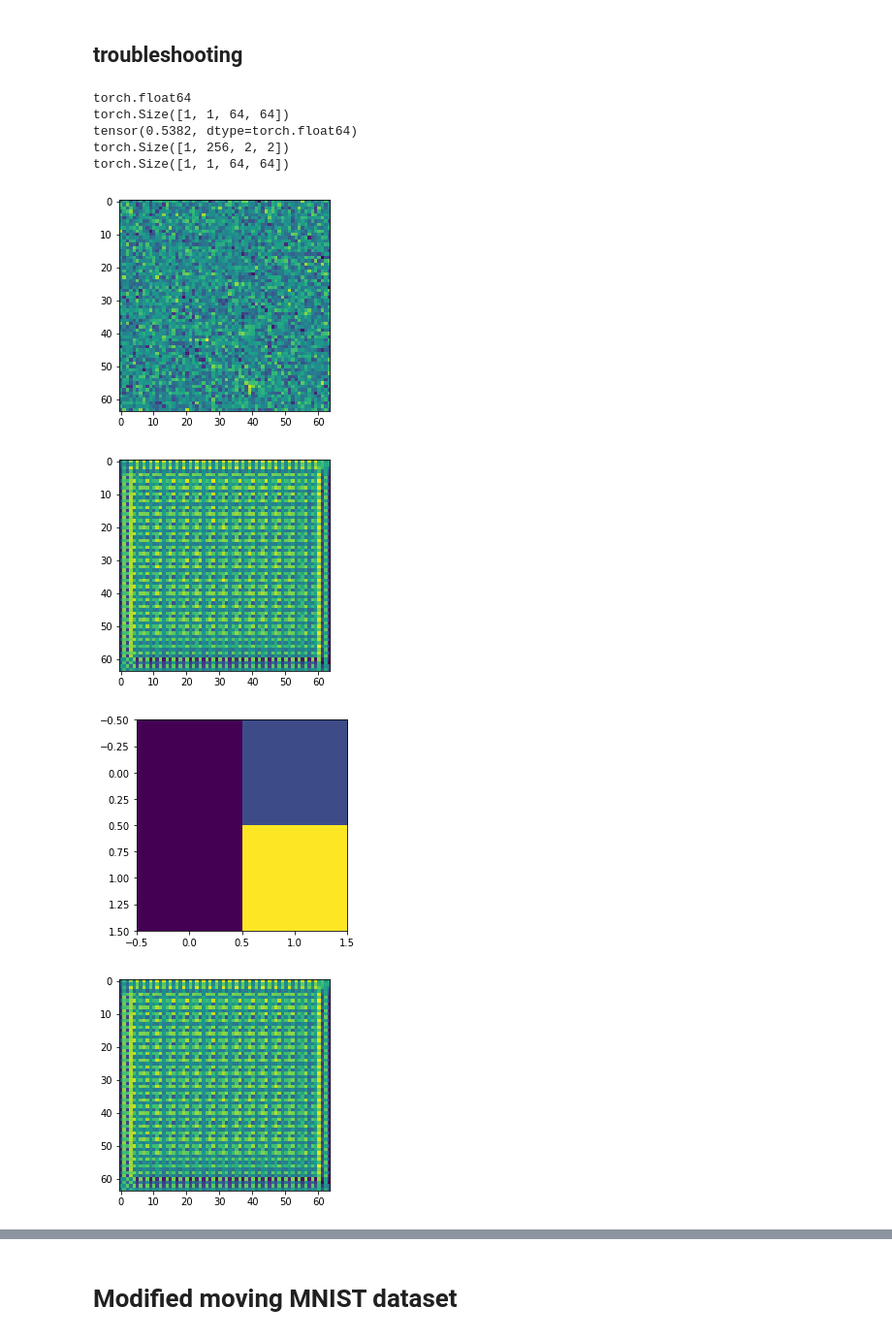
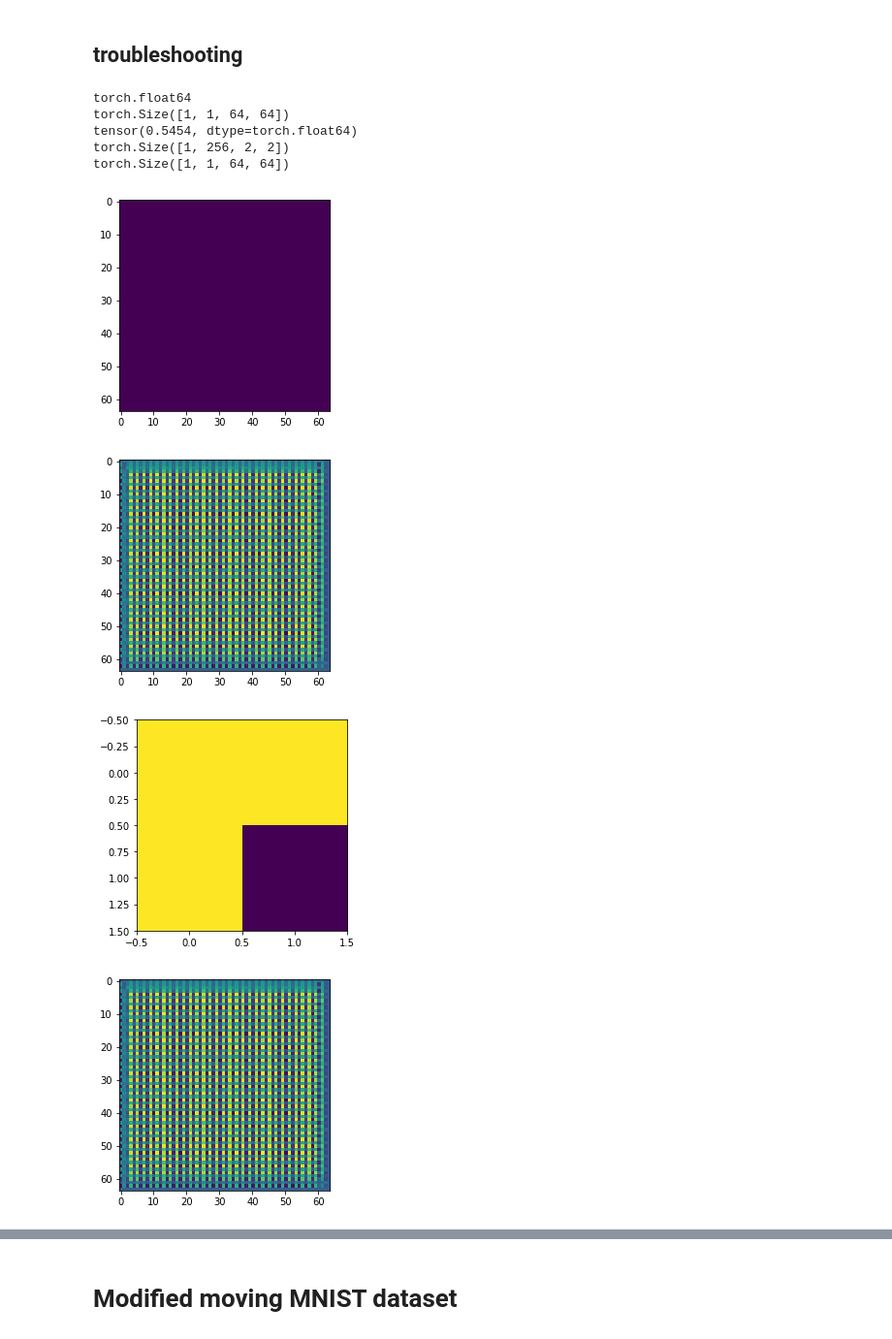
Before and after one commit to Garethlomax/acse-9-independent-research-project-Garethlomax, a Jupyter notebook: VAE.ipynb, the cells around one changed output, grey strips where cells are left out. Shown at 97% size. Cells and saved outputs as stored; diff of their text form; code cells hidden in the pictures.

```diff
--- a/VAE.ipynb
+++ b/VAE.ipynb
@@ -130,26 +130,26 @@ class encoder(nn.Module):
 
         self.fc2 = nn.Linear(128,1024)
 
-        self.fc3 = nn.Linear(1024,1024) # get rid of this one
+        self.fc3 = nn.Linear(1024,4096) # get rid of this one
 
         """ decoder convolution"""
         # why does not having equal kernel sizes as above not effect it in this way?
 
-        self.t1 = nn.ConvTranspose2d(256, 128, kernel_size=4, stride=1)
+#         self.t1 = nn.ConvTranspose2d(1024, 128, kernel_size=5, stride=1)
 
-        self.t2 = nn.ConvTranspose2d(128, 64, kernel_size=5, stride=2)
+#         self.t2 = nn.ConvTranspose2d(128, 64, kernel_size=5, stride=2)
 
-        self.t3 = nn.ConvTranspose2d(64, 32, kernel_size=6, stride=2)
+#         self.t3 = nn.ConvTranspose2d(64, 32, kernel_size=6, stride=2)
 
-        self.t4 = nn.ConvTranspose2d(32, self.in_chan, kernel_size=6, stride=2)
+#         self.t4 = nn.ConvTranspose2d(32, self.in_chan, kernel_size=6, stride=2)
 
-#         self.t1 = nn.ConvTranspose2d(256, 128, kernel_size=4, stride=2, padding = 2)
+        self.t1 = nn.ConvTranspose2d(256, 128, kernel_size=4, stride=2)
 
-#         self.t2 = nn.ConvTranspose2d(128, 64, kernel_size=4, stride=2)
+        self.t2 = nn.ConvTranspose2d(128, 64, kernel_size=4, stride=2)
 
-#         self.t3 = nn.ConvTranspose2d(64, 32, kernel_size=4, stride=2)
+        self.t3 = nn.ConvTranspose2d(64, 32, kernel_size=4, stride=2)
 
-#         self.t4 = nn.ConvTranspose2d(32, self.in_chan, kernel_size=4, stride=2)
+        self.t4 = nn.ConvTranspose2d(32, self.in_chan, kernel_size=5, stride = 2)
 
 
     def encode(self, x):
@@ -170,8 +170,10 @@ class encoder(nn.Module):
         x = self.fc2(x)
         x = self.fc3(x) # get rid of this layer.
         # x.size(0) allows for variable batch sizes.
-        size = 256 # size of flattened array going in?
-        x = x.view(x.size(0), size, 2, 2)
+#         print("x shape debug")
+#         print(x.shape)
+        size = 1024 # size of flattened array going in?
+        x = x.view(x.size(0), size, 1, 1)
 #         x = x.view(-1, self.image_dims[0], self.image_dims[1], self.image_dims[2])
 
         # now we reshape the image back into the square.
@@ -188,7 +190,7 @@ class encoder(nn.Module):
 
     def forward(self, x):
         x = self.encode(x)
-        x = self.fc_layers(x)
+#         x = self.fc_layers(x)
         x = self.decode(x)
         x = self.sig(x)
         return x
@@ -219,35 +222,40 @@ encoder(
 # %% [markdown]
 ## troubleshooting
 # %%
+x = torch.zeros([1,1,64,64]).double()
+
 plt.imshow(x[0][0])
 plt.figure()
+
 with torch.no_grad():
     x = x.double()
 #     print(test.type)
     out = test(x)
 #     out.detatch()
     print(out.dtype)
     plt.imshow(out[0][0])
     print(out.shape)
     # why are all these values 0.5?
 
     print(out[0][0][4][14])
     out1 = test.encode(x)
     print(out1.shape)
     plt.figure()
     plt.imshow(out1[0][0])
     # decode now
     plt.figure()
     out2 = test.decode(out1)
     print(out2.shape)
     plt.imshow(out2[0][0])
+    plt.figure()
+    plt.imshow(test(dat[0:1])[0][0])
 # %% [output]
 torch.float64
 torch.Size([1, 1, 64, 64])
-tensor(0.5382, dtype=torch.float64)
+tensor(0.5454, dtype=torch.float64)
 torch.Size([1, 256, 2, 2])
 torch.Size([1, 1, 64, 64])
-[figure, old version]
+[figure, new version]
-[figure, old version]
+[figure, new version]
-[figure, old version]
+[figure, new version]
-[figure, old version]
+[figure, new version]
```
Also changed, not shown: parts of 15 cells of this notebook.
